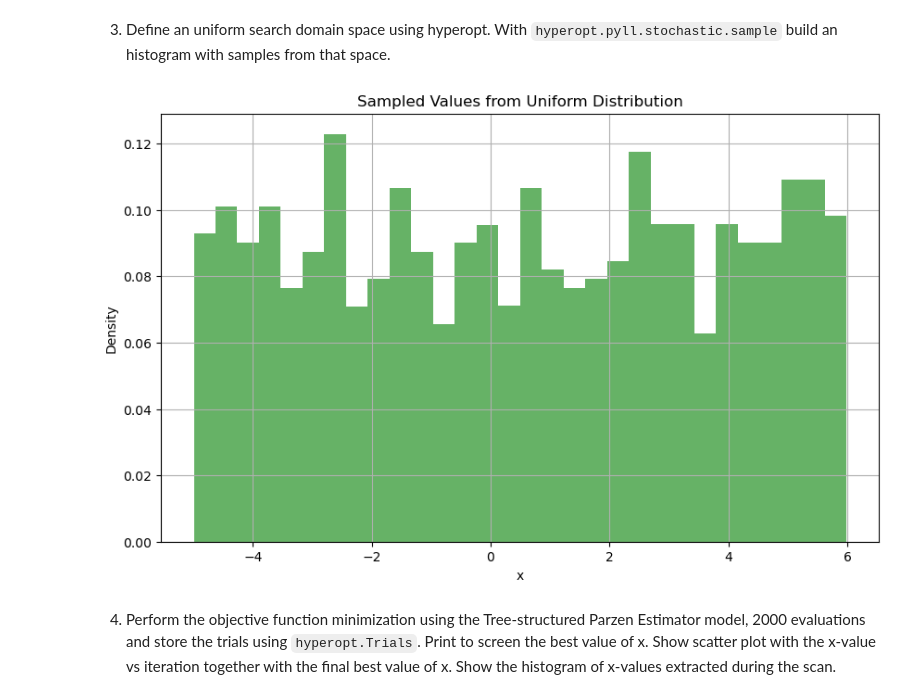
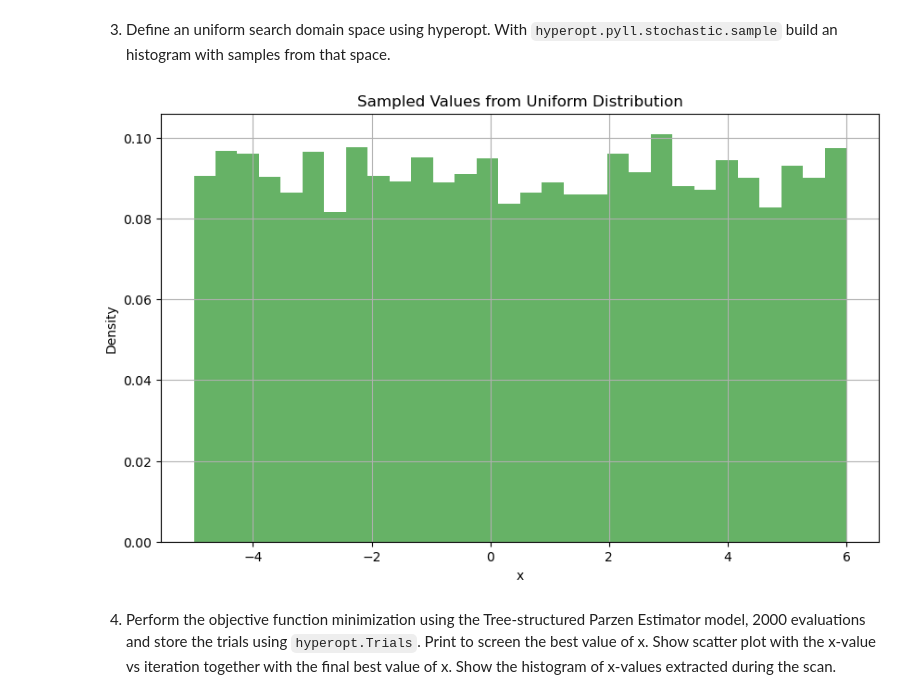
Before and after one commit to JiahaoMiao/Deep-Learning-2025, a Jupyter notebook: lab5/lab5.ipynb, the cells around one changed output. Saved outputs shown, nothing was run; the diff lists cells and outputs as text; code cells hidden in the pictures.

```diff
--- a/lab5/lab5.ipynb
+++ b/lab5/lab5.ipynb
@@ -38,22 +39,22 @@ $$\min{0.05 (x^6 - 2 x^5 - 28 x^4 + 28 x^3 + 12 x^2 - 26 x + 100)}≈-219.801 \q
 # %%
 a = hp.uniform("a", 5, 6)
 
 
 # Define the search space
 space = {'x': hp.uniform('x', -5, 6)} # dictionary with one key-value pair
 
 # Generate samples
-samples = [pyll.stochastic.sample(space)['x'] for _ in range(1000)] # pyll.stochastic.sample returns a dictionary, so we access the 'x' key
+samples = [pyll.stochastic.sample(space)['x'] for _ in range(10000)] # pyll.stochastic.sample returns a dictionary, so we access the 'x' key
 
 plt.figure(figsize=(10, 6))
 plt.hist(samples, bins=30, density=True, alpha=0.6, color='g')
 plt.title('Sampled Values from Uniform Distribution')
 plt.xlabel('x')
 plt.ylabel('Density')
 plt.grid()
 plt.show()
 # %% [output]
-[figure, old version]
+[figure, new version]
 # %% [markdown]
 4. Perform the objective function minimization using the Tree-structured Parzen
    Estimator model, 2000 evaluations and store the trials using
```
Also changed, not shown: parts of 2 cells of this notebook, 9 other files.
